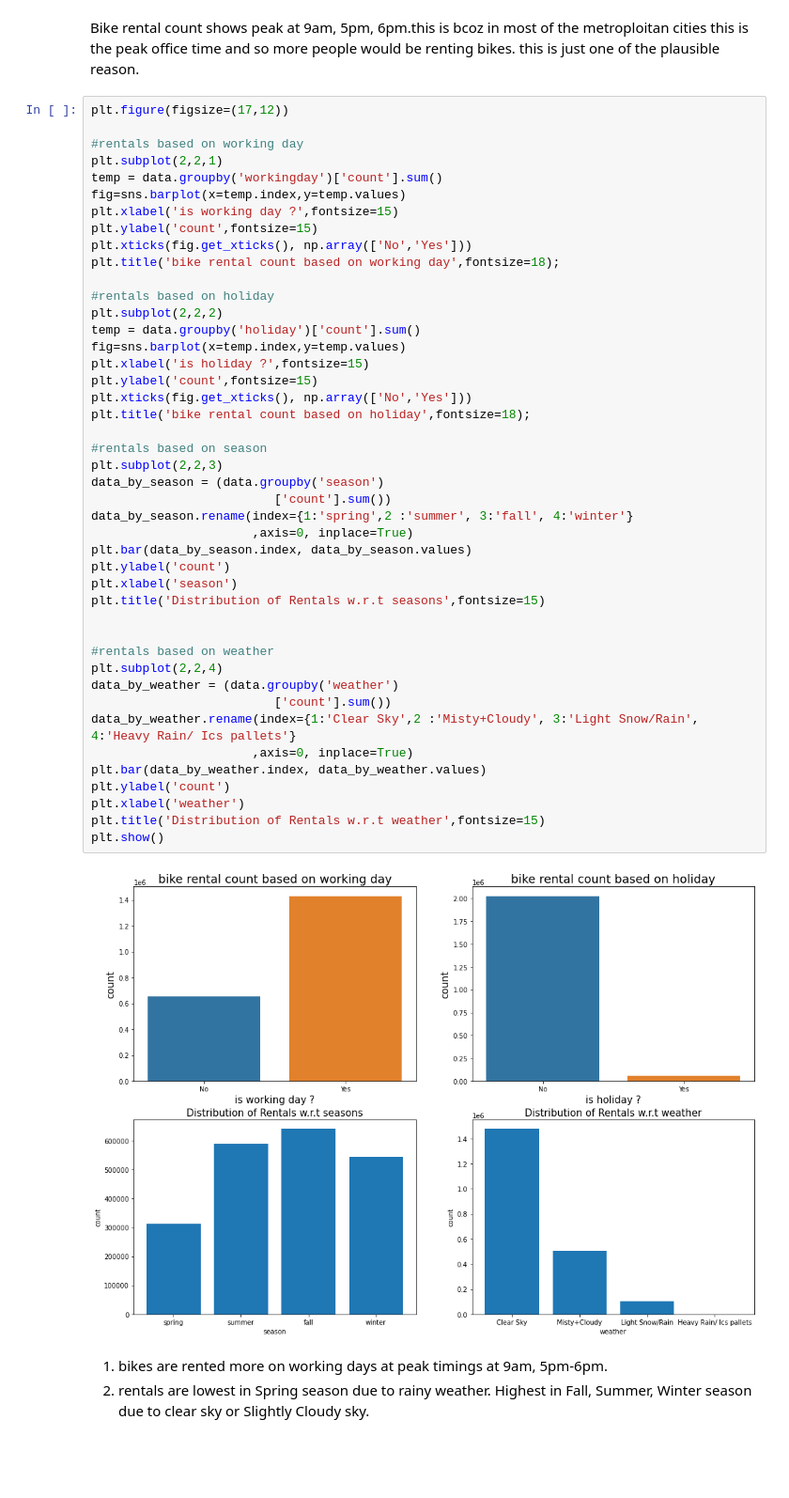
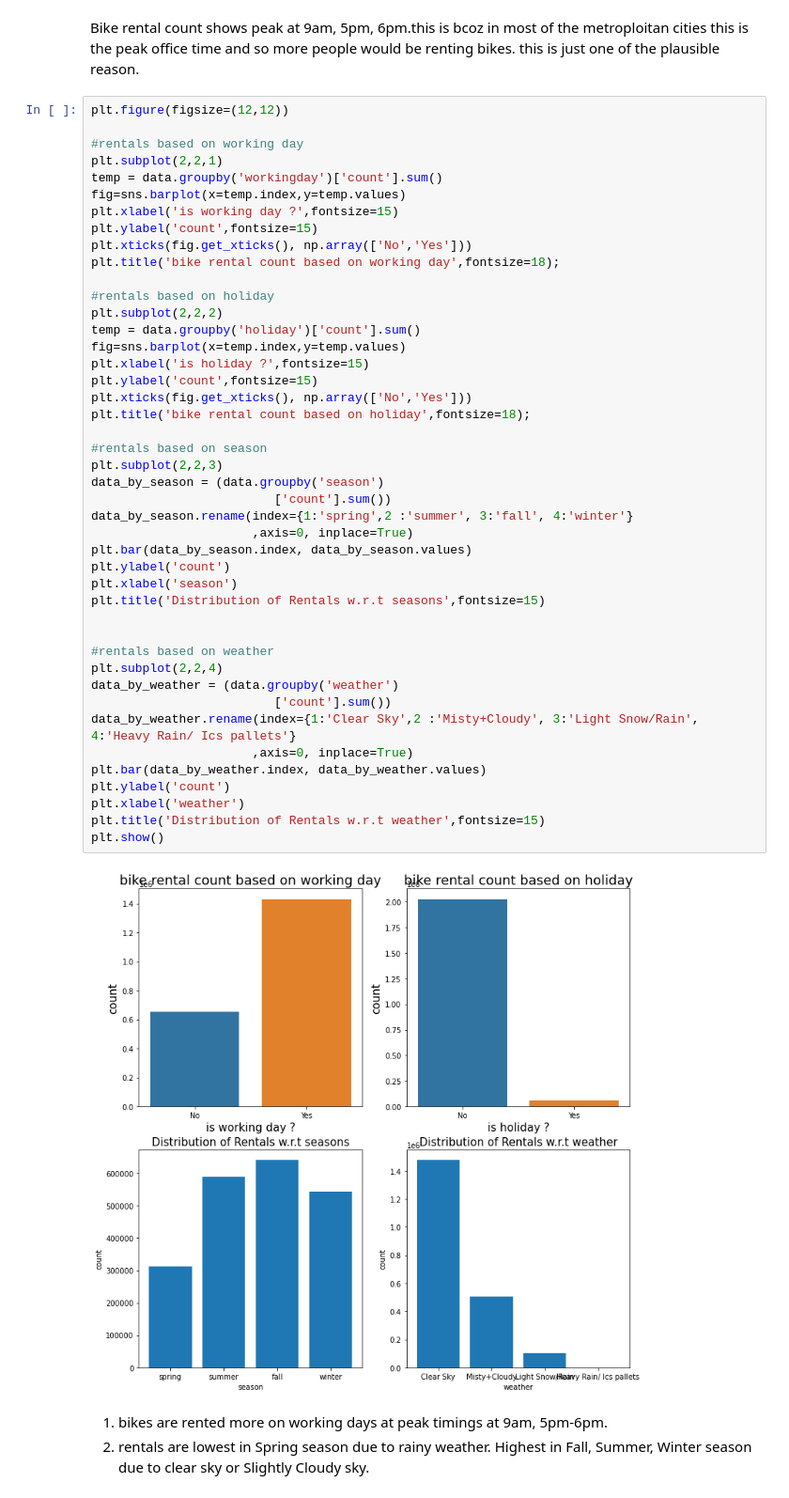
Before and after one commit to nehat280/Bike-Rentals-Regression-Problem-, a Jupyter notebook: bike rentals.ipynb, the cells around one changed output. Shown at 94% size. Saved outputs shown, nothing was run; the diff lists cells and outputs as text; blank space fills up the shorter version.

```diff
--- a/bike rentals.ipynb
+++ b/bike rentals.ipynb
@@ -153,7 +202,7 @@ Text(0.5, 1.0, 'bike rental count on hourly basis')
 # %% [markdown]
 Bike rental count shows peak at 9am, 5pm, 6pm.this is bcoz in most of the metroploitan cities this is the peak office time and so more people would be renting bikes. this is just one of the plausible reason.
 # %%
-plt.figure(figsize=(17,12))
+plt.figure(figsize=(12,12))
 
 #rentals based on working day
 plt.subplot(2,2,1)
@@ -170,34 +219,34 @@ temp = data.groupby('holiday')['count'].sum()
 fig=sns.barplot(x=temp.index,y=temp.values)
 plt.xlabel('is holiday ?',fontsize=15)
 plt.ylabel('count',fontsize=15)
 plt.xticks(fig.get_xticks(), np.array(['No','Yes']))
 plt.title('bike rental count based on holiday',fontsize=18);
 
 #rentals based on season
 plt.subplot(2,2,3)
 data_by_season = (data.groupby('season')
                          ['count'].sum())
 data_by_season.rename(index={1:'spring',2 :'summer', 3:'fall', 4:'winter'}
                       ,axis=0, inplace=True)
 plt.bar(data_by_season.index, data_by_season.values)
 plt.ylabel('count')
 plt.xlabel('season')
 plt.title('Distribution of Rentals w.r.t seasons',fontsize=15)
 
 
 #rentals based on weather
 plt.subplot(2,2,4)
 data_by_weather = (data.groupby('weather')
                          ['count'].sum())
 data_by_weather.rename(index={1:'Clear Sky',2 :'Misty+Cloudy', 3:'Light Snow/Rain', 4:'Heavy Rain/ Ics pallets'}
                       ,axis=0, inplace=True)
 plt.bar(data_by_weather.index, data_by_weather.values)
 plt.ylabel('count')
 plt.xlabel('weather')
 plt.title('Distribution of Rentals w.r.t weather',fontsize=15)
 plt.show()
 # %% [output]
-[figure, old version]
+[figure, new version]
 # %% [markdown]
 1. bikes are rented more on working days at peak timings at 9am, 5pm-6pm.
 2. rentals are lowest in Spring season due to rainy weather. Highest in Fall, Summer, Winter season due to clear sky or  Slightly Cloudy sky.
```
Also changed, not shown: parts of 36 cells of this notebook, 1 other file.
